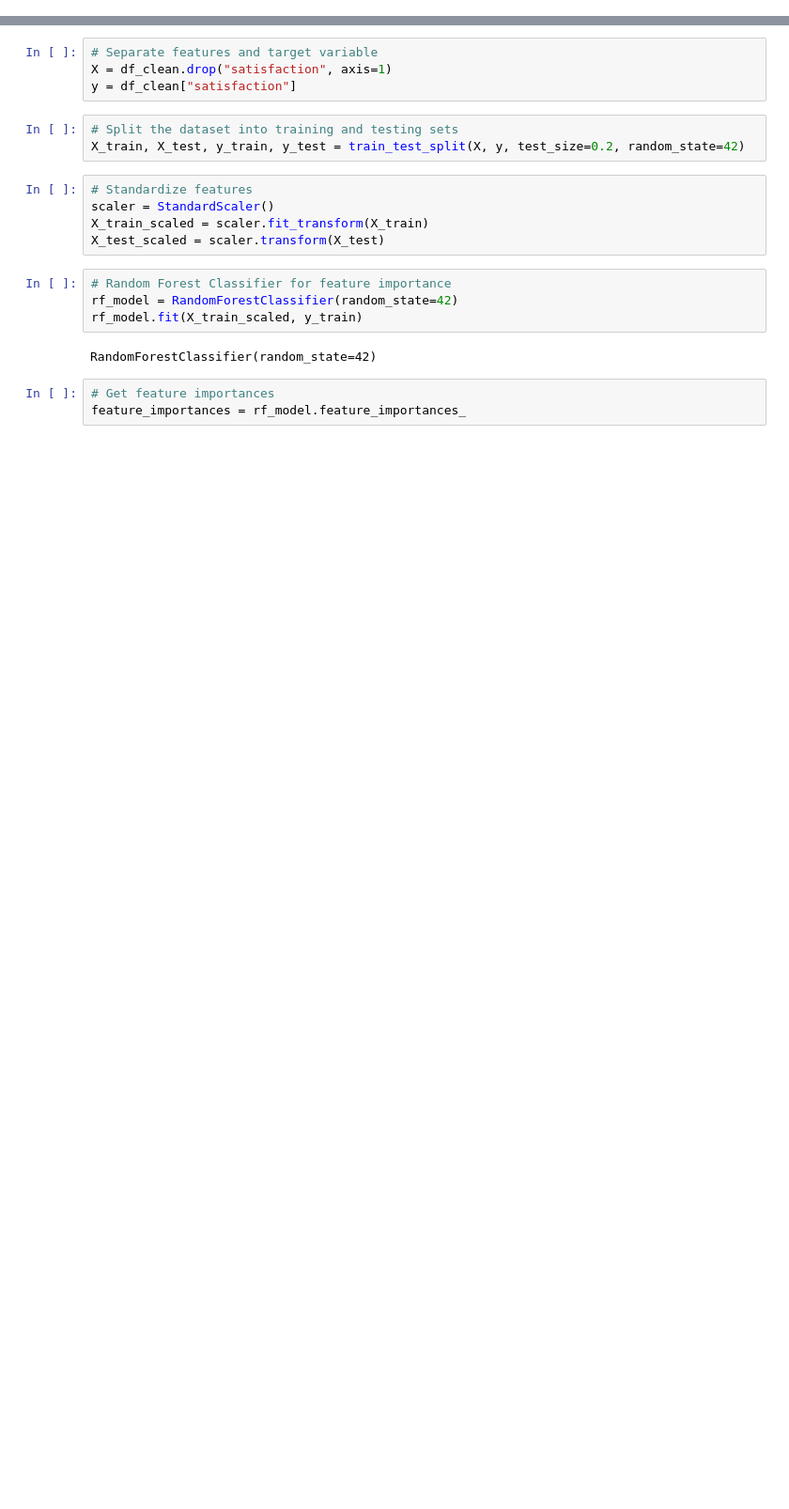
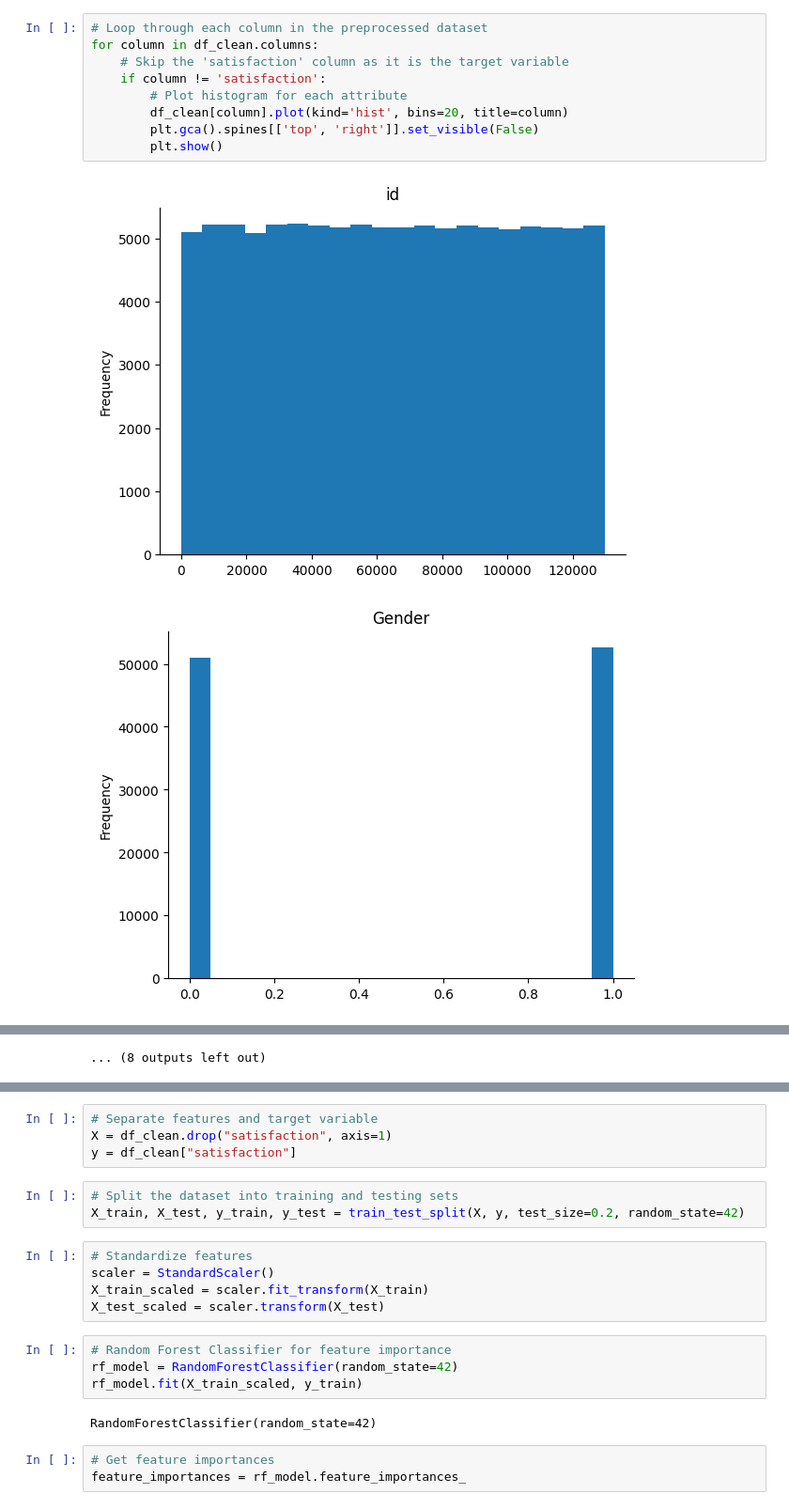
Before and after one commit to Hoang-Qui/Project-Final-Machine-Learning, a Jupyter notebook: Task2/fn_Task2.ipynb, the cells around one changed output, grey strips where cells are left out. Shown: that part at 94% size. Drawn from its saved outputs; the diff is of its cells as text; blank space fills up the shorter version.

```diff
--- a/Task2/fn_Task2.ipynb
+++ b/Task2/fn_Task2.ipynb
@@ -117,0 +155,12 @@ df_clean
+# %%
+# Loop through each column in the preprocessed dataset
+for column in df_clean.columns:
+    # Skip the 'satisfaction' column as it is the target variable
+    if column != 'satisfaction':
+        # Plot histogram for each attribute
+        df_clean[column].plot(kind='hist', bins=20, title=column)
+        plt.gca().spines[['top', 'right']].set_visible(False)
+        plt.show()
+# %% [output]
+[figure, added]
+[figure, added]
@@ -117,0 +177 @@ df_clean
+... (8 outputs left out)
```
Also changed, not shown: parts of 31 cells of this notebook.
